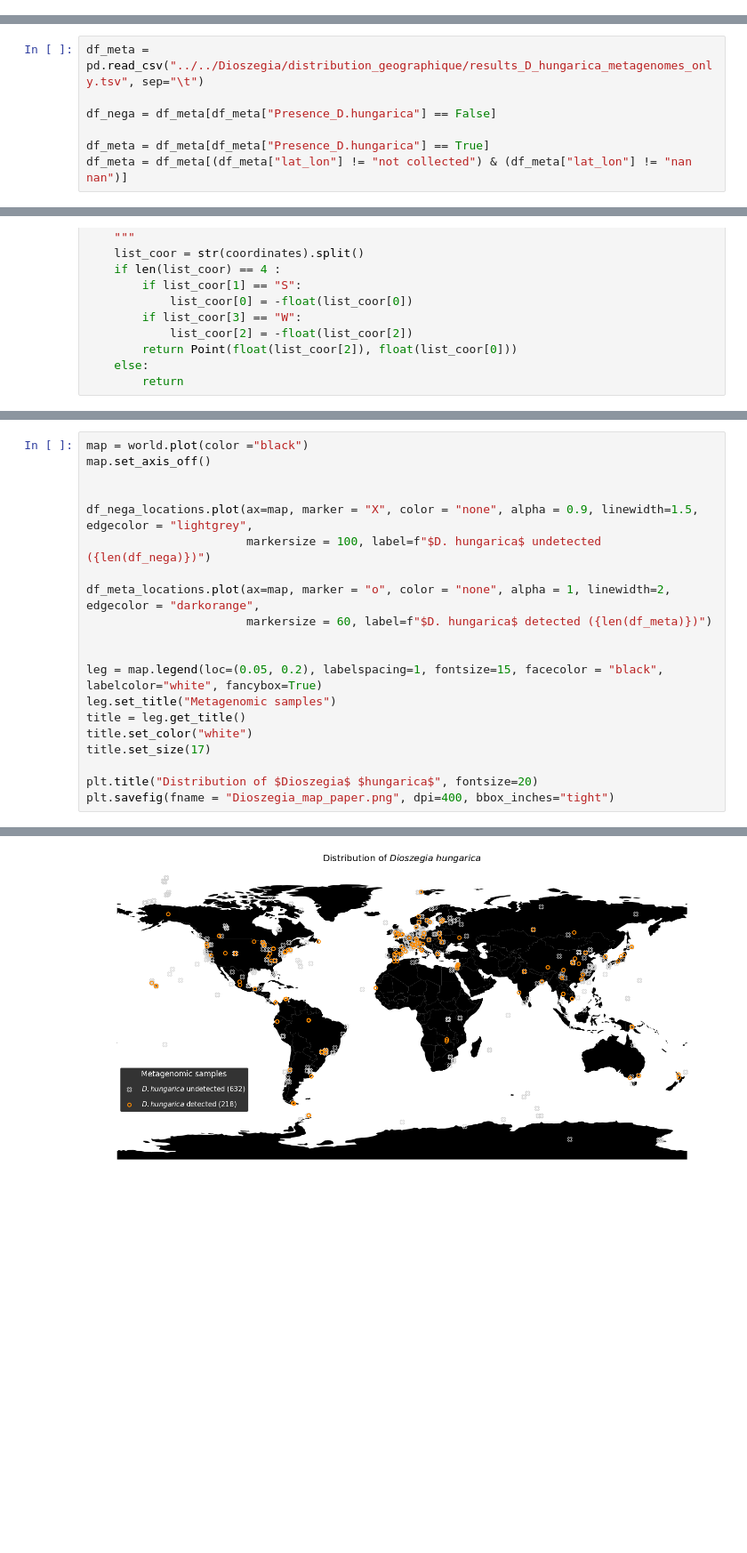
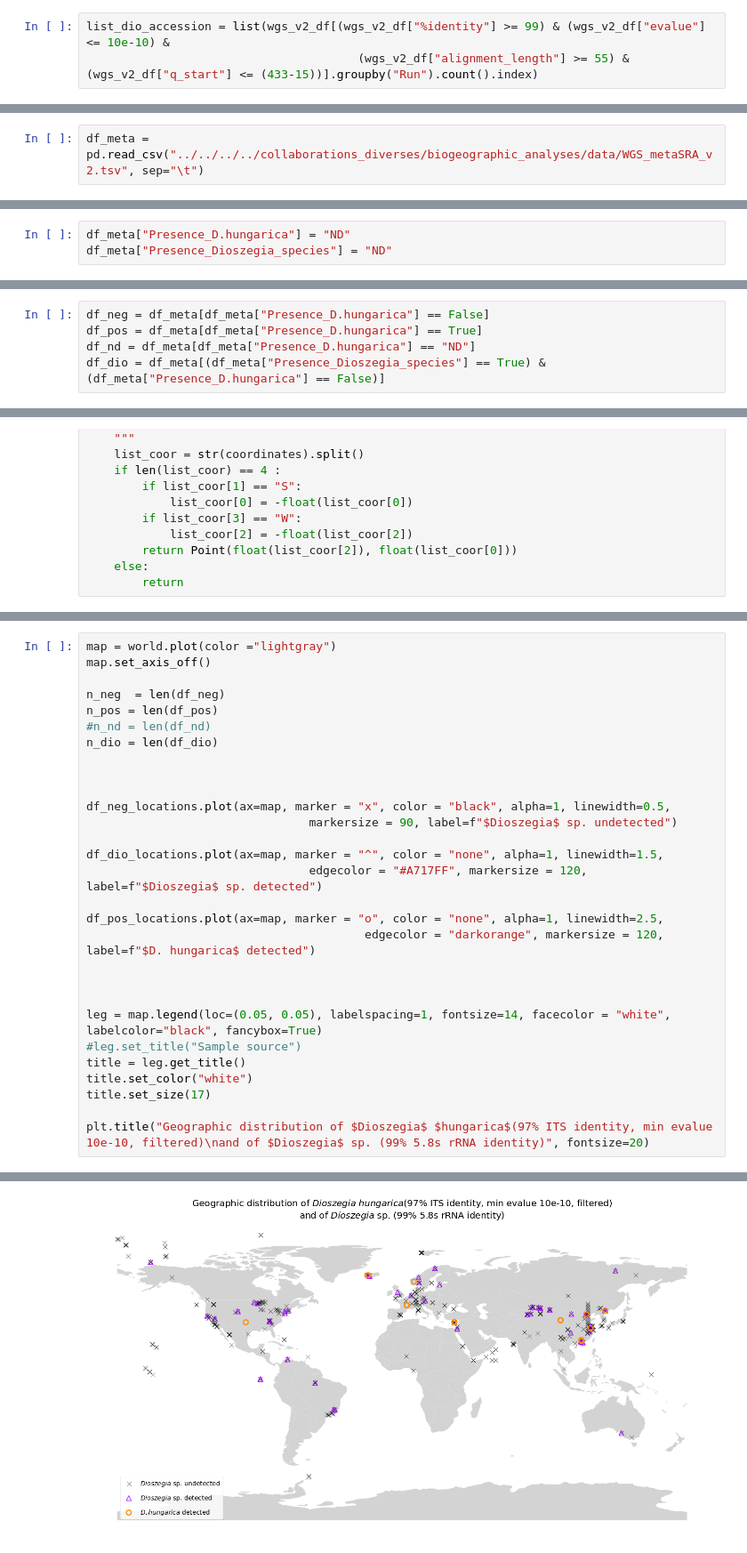
Before and after one commit to JarrigeD/Dioszegia_hungarica_sequencing, a Jupyter notebook: Dioszegia_spacial_analyses_notebook.ipynb, the cells around one changed output, grey strips where cells are left out. Shown at 89% size. Drawn from its saved outputs; the diff is of its cells as text; blank space fills up the shorter version.

Commit message:
Revised biogeographic analyses
The new version of the Biogeographical analyses is added. The homolog search scripts are added. A table describing the metagenomic dataset is added.

```diff
--- a/Dioszegia_spacial_analyses_notebook.ipynb
+++ b/Dioszegia_spacial_analyses_notebook.ipynb
@@ -29,0 +90,3 @@ The analyses was performed using sra-tools blastn_vdb, with _Dioszegia hungarica
+# %%
+list_dio_accession = list(wgs_v2_df[(wgs_v2_df["%identity"] >= 99) & (wgs_v2_df["evalue"] <= 10e-10) &
+                                       (wgs_v2_df["alignment_length"] >= 55) & (wgs_v2_df["q_start"] <= (433-15))].groupby("Run").count().index)
@@ -29,0 +95,2 @@ The analyses was performed using sra-tools blastn_vdb, with _Dioszegia hungarica
+# %%
+df_meta = pd.read_csv("../../../../collaborations_diverses/biogeographic_analyses/data/WGS_metaSRA_v2.tsv", sep="\t")
@@ -29,0 +101,3 @@ The analyses was performed using sra-tools blastn_vdb, with _Dioszegia hungarica
+# %%
+df_meta["Presence_D.hungarica"] = "ND"
+df_meta["Presence_Dioszegia_species"] = "ND"
@@ -30,7 +125,5 @@ The analyses was performed using sra-tools blastn_vdb, with _Dioszegia hungarica
 # %%
-df_meta = pd.read_csv("../../Dioszegia/distribution_geographique/results_D_hungarica_metagenomes_only.tsv", sep="\t")
-
-df_nega = df_meta[df_meta["Presence_D.hungarica"] == False]
-
-df_meta = df_meta[df_meta["Presence_D.hungarica"] == True]
-df_meta = df_meta[(df_meta["lat_lon"] != "not collected") & (df_meta["lat_lon"] != "nan nan")]
+df_neg = df_meta[df_meta["Presence_D.hungarica"] == False]
+df_pos = df_meta[df_meta["Presence_D.hungarica"] == True]
+df_nd = df_meta[df_meta["Presence_D.hungarica"] == "ND"]
+df_dio = df_meta[(df_meta["Presence_Dioszegia_species"] == True) & (df_meta["Presence_D.hungarica"] == False)]
@@ -112,21 +301,30 @@ Text(0.5, 1.0, 'Distribution of $Dioszegia$ $hungarica$')
 # %%
-map = world.plot(color ="black")
+map = world.plot(color ="lightgray")
 map.set_axis_off()
 
-
-df_nega_locations.plot(ax=map, marker = "X", color = "none", alpha = 0.9, linewidth=1.5, edgecolor = "lightgrey",
-                       markersize = 100, label=f"$D. hungarica$ undetected ({len(df_nega)})")
-
-df_meta_locations.plot(ax=map, marker = "o", color = "none", alpha = 1, linewidth=2, edgecolor = "darkorange",
-                       markersize = 60, label=f"$D. hungarica$ detected ({len(df_meta)})")
+n_neg  = len(df_neg)
+n_pos = len(df_pos)
+#n_nd = len(df_nd)
+n_dio = len(df_dio)
 
 
-leg = map.legend(loc=(0.05, 0.2), labelspacing=1, fontsize=15, facecolor = "black",  labelcolor="white", fancybox=True)
-leg.set_title("Metagenomic samples")
+
+df_neg_locations.plot(ax=map, marker = "x", color = "black", alpha=1, linewidth=0.5,
+                                markersize = 90, label=f"$Dioszegia$ sp. undetected")
+
+df_dio_locations.plot(ax=map, marker = "^", color = "none", alpha=1, linewidth=1.5,
+                                edgecolor = "#A717FF", markersize = 120, label=f"$Dioszegia$ sp. detected")
+
+df_pos_locations.plot(ax=map, marker = "o", color = "none", alpha=1, linewidth=2.5,
+                                        edgecolor = "darkorange", markersize = 120, label=f"$D. hungarica$ detected")
+
+
+
+leg = map.legend(loc=(0.05, 0.05), labelspacing=1, fontsize=14, facecolor = "white",  labelcolor="black", fancybox=True)
+#leg.set_title("Sample source")
 title = leg.get_title()
 title.set_color("white")
 title.set_size(17)
 
-plt.title("Distribution of $Dioszegia$ $hungarica$", fontsize=20)
-plt.savefig(fname = "Dioszegia_map_paper.png", dpi=400, bbox_inches="tight")
+plt.title("Geographic distribution of $Dioszegia$ $hungarica$(97% ITS identity, min evalue 10e-10, filtered)\nand of $Dioszegia$ sp. (99% 5.8s rRNA identity)", fontsize=20)
 # %% [output]
@@ -133 +332 @@ plt.savefig(fname = "Dioszegia_map_paper.png", dpi=400, bbox_inches="tight")
-[figure, old version]
+[figure, new version]
```
Also changed, not shown: parts of 58 cells of this notebook, 6 other files.
